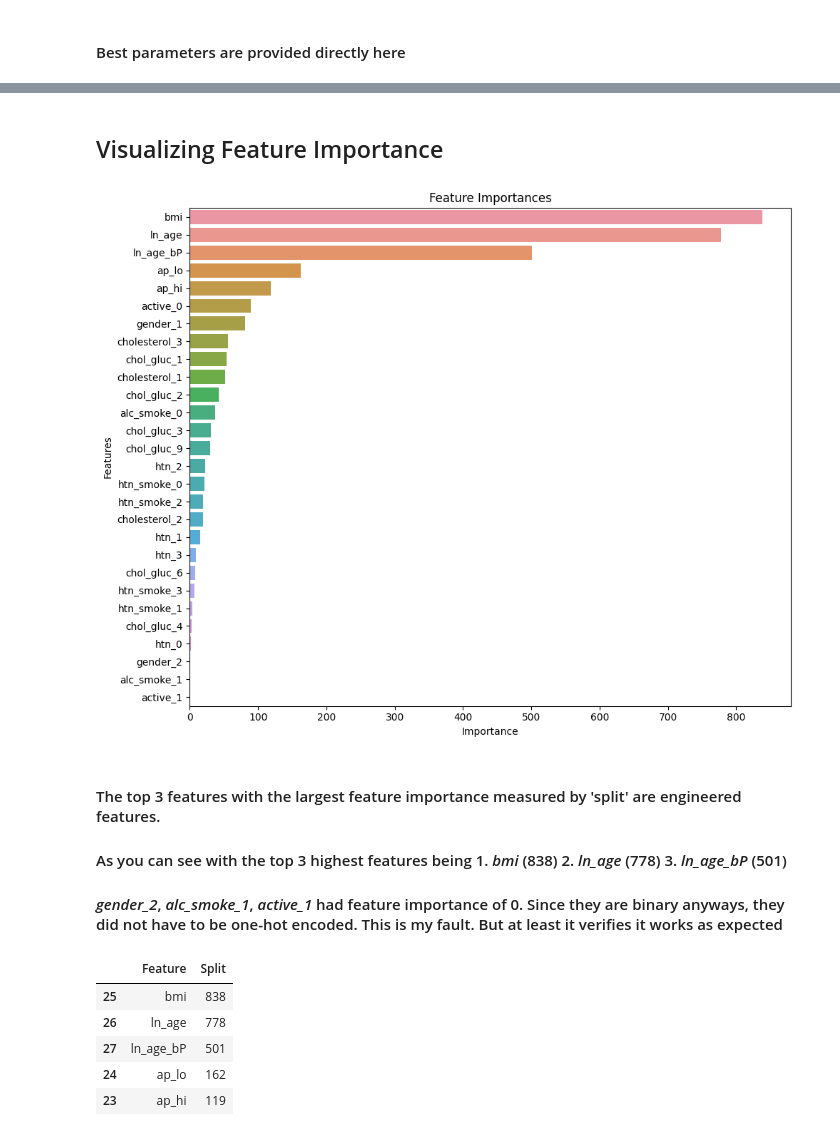
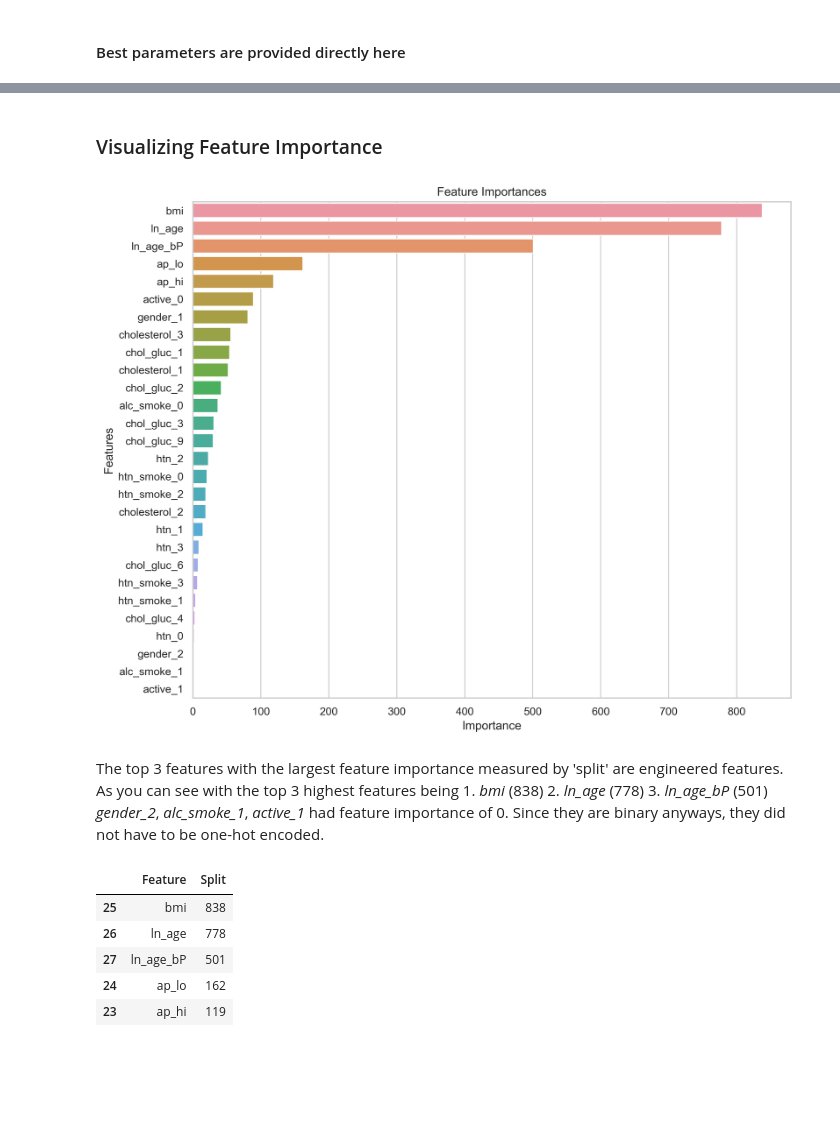
Before and after one commit to MasalaKimchi/kaggle_competition, a Jupyter notebook: cardiovascular_risk/LGBM_Feature_Engineering.ipynb, the cells around one changed output, grey strips where cells are left out. Saved outputs shown, nothing was run; the diff lists cells and outputs as text; code cells hidden in the pictures; blank space fills up the shorter version.

```diff
--- a/cardiovascular_risk/LGBM_Feature_Engineering.ipynb
+++ b/cardiovascular_risk/LGBM_Feature_Engineering.ipynb
@@ -17,5 +33,5 @@ warnings.filterwarnings('ignore')
 # %%
-train = pd.read_csv('/kaggle/input/cardiovascular-disease-fall-2023/train.csv')
-test = pd.read_csv('/kaggle/input/cardiovascular-disease-fall-2023/test.csv')
-submission = pd.read_csv('/kaggle/input/cardiovascular-disease-fall-2023/sample.csv')
+train = pd.read_csv('./train.csv')
+test = pd.read_csv('./test.csv')
+submission = pd.read_csv('./sample.csv')
 # %% [markdown]
@@ -162,40 +161,39 @@ model.fit(X_train_transformed, y)
 [LightGBM] [Warning] lambda_l2 is set=0.5, reg_lambda=0.0 will be ignored. Current value: lambda_l2=0.5
 LGBMClassifier(lambda_l1=0, lambda_l2=0.5, min_data_in_leaf=100)
 # %% [markdown]
-## Visualizing Feature Importance
+### Visualizing Feature Importance
 # %%
 import matplotlib.pyplot as plt
 import seaborn as sns
 
 # Obtain split feature importance
 split_importance = model.feature_importances_
 
 # Display feature importance with feature names
 split_importance_df = pd.DataFrame({'Feature': feature_names, 'Split': split_importance})
 
 # Sort the DataFrame by importance
 split_importance_df_sorted = split_importance_df.sort_values(by='Split', ascending=False)
 
-plt.figure(figsize=(10, 8))  # Set the figure size
+plt.figure(figsize=(10, 8), dpi=300)  # Set the figure size
 sns.barplot(x="Split", y="Feature", data=split_importance_df_sorted)
 
 plt.title('Feature Importances')  # Add a title
 plt.xlabel('Importance')  # X-axis Label
 plt.ylabel('Features')  # Y-axis Label
 
 # Optional: Add gridlines and tweak aesthetics
 sns.set(style="whitegrid")
 plt.tight_layout()
 
 # Show the plot
 plt.show()
 # %% [output]
-[figure, old version]
+[figure, new version]
 # %% [markdown]
-#### The top 3 features with the largest feature importance measured by 'split' are engineered features.
-#### As you can see with the top 3 highest features being 1. *bmi* (838) 2. *ln_age* (778) 3. *ln_age_bP* (501)
-
-#### *gender_2*, *alc_smoke_1*, *active_1* had feature importance of 0. Since they are binary anyways, they did not have to be one-hot encoded. This is my fault. But at least it verifies it works as expected
+The top 3 features with the largest feature importance measured by 'split' are engineered features.  \
+As you can see with the top 3 highest features being 1. *bmi* (838) 2. *ln_age* (778) 3. *ln_age_bP* (501) \
+*gender_2*, *alc_smoke_1*, *active_1* had feature importance of 0. Since they are binary anyways, they did not have to be one-hot encoded.
 # %%
 split_importance_df_sorted.head()
 # %% [output]
```
Also changed, not shown: parts of 14 cells of this notebook.
